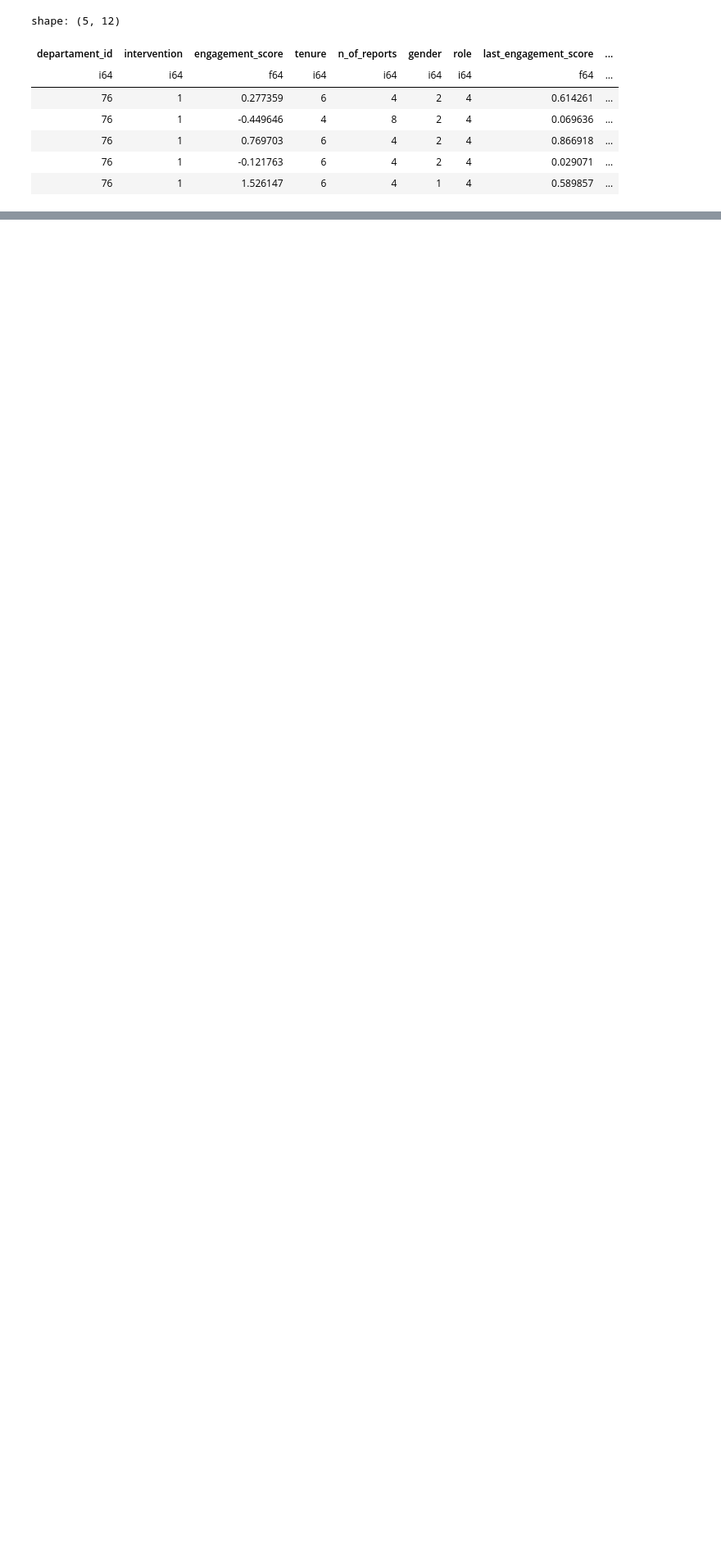
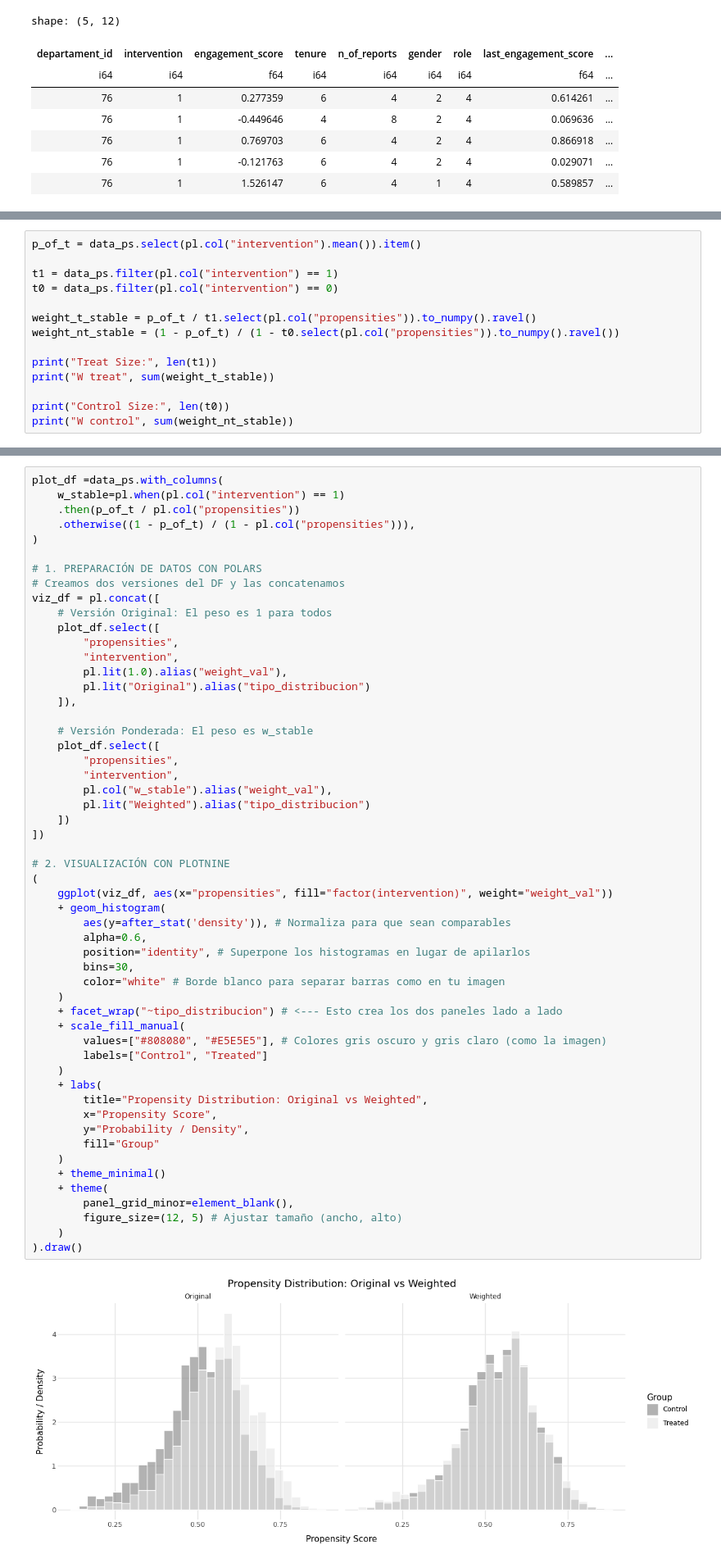
Before and after one commit to Sechi42/Causal_Inference-with-python, a Jupyter notebook: ch05/ch05.ipynb, the cells around one changed output, grey strips where cells are left out. Shown at 82% size. Cells and saved outputs as stored; diff of their text form; blank space fills up the shorter version.

```diff
--- a/ch05/ch05.ipynb
+++ b/ch05/ch05.ipynb
@@ -204,0 +326,14 @@ ATE: 0.2877744347404597
+# %%
+p_of_t = data_ps.select(pl.col("intervention").mean()).item()
+
+t1 = data_ps.filter(pl.col("intervention") == 1)
+t0 = data_ps.filter(pl.col("intervention") == 0)
+
+weight_t_stable = p_of_t / t1.select(pl.col("propensities")).to_numpy().ravel()
+weight_nt_stable = (1 - p_of_t) / (1 - t0.select(pl.col("propensities")).to_numpy().ravel())
+
+print("Treat Size:", len(t1))
+print("W treat", sum(weight_t_stable))
+
+print("Control Size:", len(t0))
+print("W control", sum(weight_nt_stable))
@@ -204,0 +363,56 @@ ATE: 0.2877744347404597
+# %%
+plot_df =data_ps.with_columns(
+    w_stable=pl.when(pl.col("intervention") == 1)
+    .then(p_of_t / pl.col("propensities"))
+    .otherwise((1 - p_of_t) / (1 - pl.col("propensities"))),
+)
+
+# 1. PREPARACIÓN DE DATOS CON POLARS
+# Creamos dos versiones del DF y las concatenamos
+viz_df = pl.concat([
+    # Versión Original: El peso es 1 para todos
+    plot_df.select([
+        "propensities",
+        "intervention",
+        pl.lit(1.0).alias("weight_val"),
+        pl.lit("Original").alias("tipo_distribucion")
+    ]),
+
+    # Versión Ponderada: El peso es w_stable
+    plot_df.select([
+        "propensities",
+        "intervention",
+        pl.col("w_stable").alias("weight_val"),
+        pl.lit("Weighted").alias("tipo_distribucion")
+    ])
+])
+
+# 2. VISUALIZACIÓN CON PLOTNINE
+(
+    ggplot(viz_df, aes(x="propensities", fill="factor(intervention)", weight="weight_val"))
+    + geom_histogram(
+        aes(y=after_stat('density')), # Normaliza para que sean comparables
+        alpha=0.6,
+        position="identity", # Superpone los histogramas en lugar de apilarlos
+        bins=30,
+        color="white" # Borde blanco para separar barras como en tu imagen
+    )
+    + facet_wrap("~tipo_distribucion") # <--- Esto crea los dos paneles lado a lado
+    + scale_fill_manual(
+        values=["#808080", "#E5E5E5"], # Colores gris oscuro y gris claro (como la imagen)
+        labels=["Control", "Treated"]
+    )
+    + labs(
+        title="Propensity Distribution: Original vs Weighted",
+        x="Propensity Score",
+        y="Probability / Density",
+        fill="Group"
+    )
+    + theme_minimal()
+    + theme(
+        panel_grid_minor=element_blank(),
+        figure_size=(12, 5) # Ajustar tamaño (ancho, alto)
+    )
+).draw()
+# %% [output]
+[figure, added]
```
Also changed, not shown: parts of 57 cells of this notebook, 4 other files.
